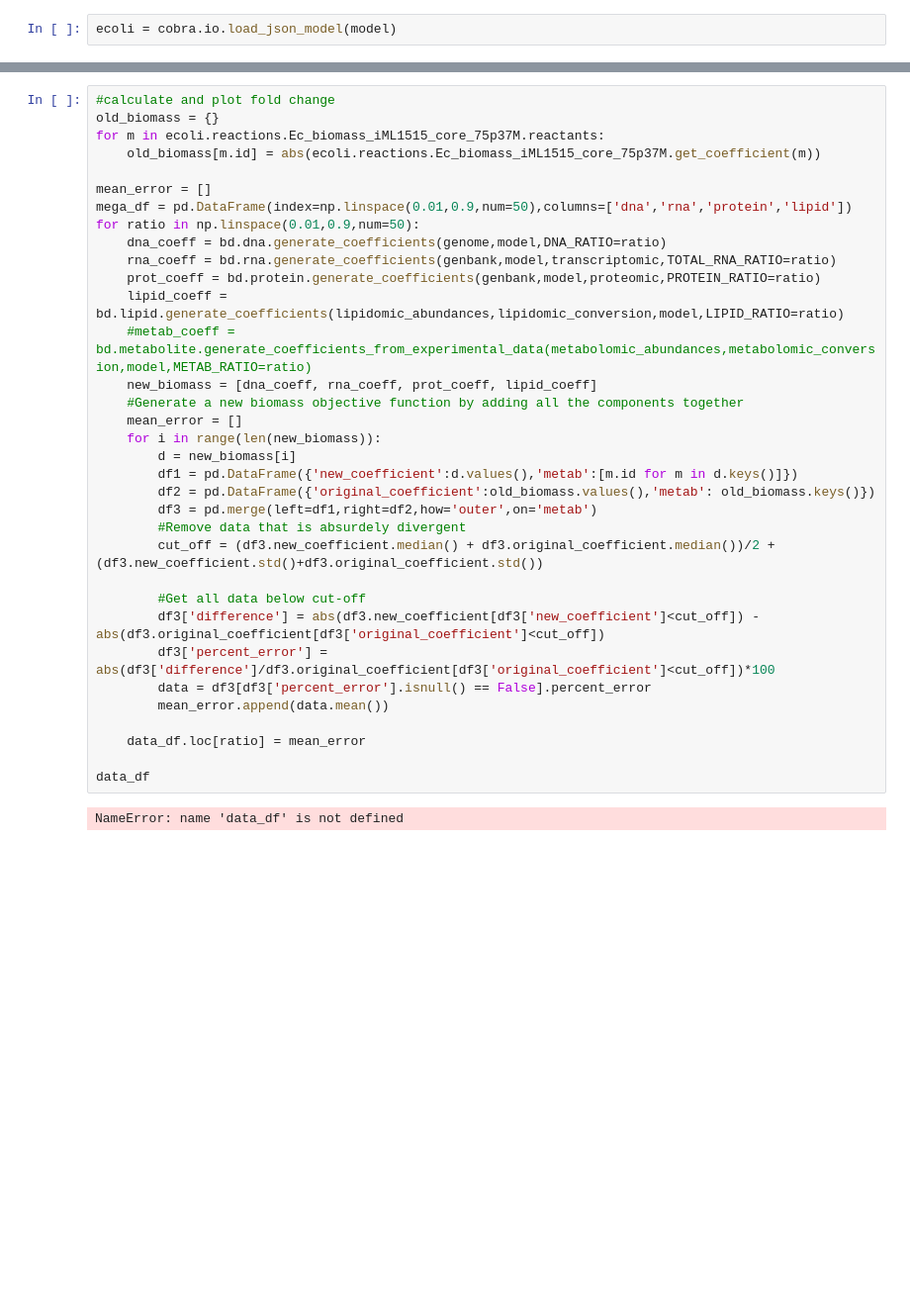
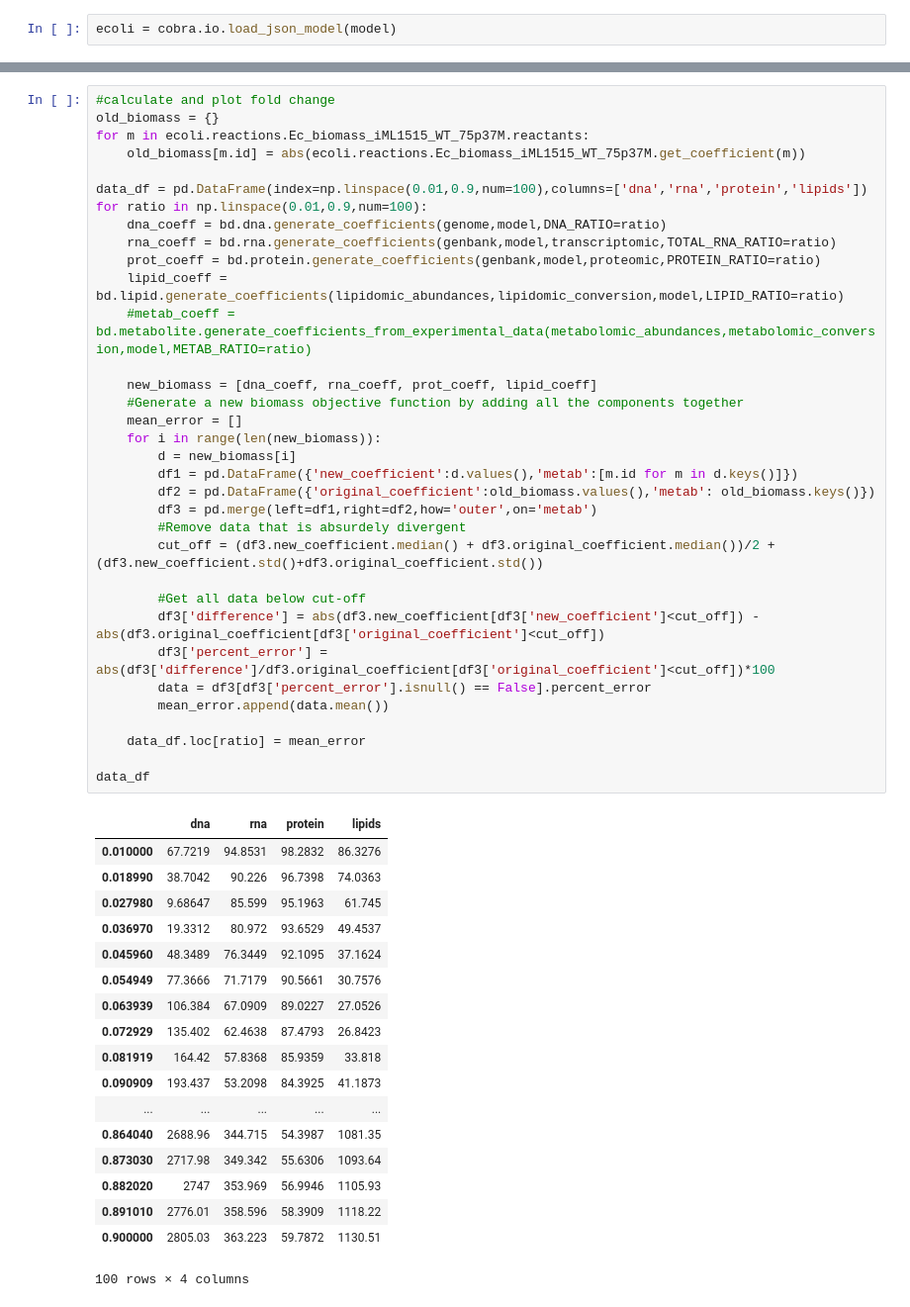
Before and after one commit to jclachance/BOFdat, a Jupyter notebook: Example_usage/Figures.ipynb, the cells around one changed output, grey strips where cells are left out. Shown at 99% size. Drawn from its saved outputs; the diff is of its cells as text; blank space fills up the shorter version.

```diff
--- a/Example_usage/Figures.ipynb
+++ b/Example_usage/Figures.ipynb
@@ -39,38 +60,55 @@ ecoli = cobra.io.load_json_model(model)
 # %%
 #calculate and plot fold change
 old_biomass = {}
-for m in ecoli.reactions.Ec_biomass_iML1515_core_75p37M.reactants:
-    old_biomass[m.id] = abs(ecoli.reactions.Ec_biomass_iML1515_core_75p37M.get_coefficient(m))
+for m in ecoli.reactions.Ec_biomass_iML1515_WT_75p37M.reactants:
+    old_biomass[m.id] = abs(ecoli.reactions.Ec_biomass_iML1515_WT_75p37M.get_coefficient(m))
 
-mean_error = []
-mega_df = pd.DataFrame(index=np.linspace(0.01,0.9,num=50),columns=['dna','rna','protein','lipid'])
-for ratio in np.linspace(0.01,0.9,num=50):
+data_df = pd.DataFrame(index=np.linspace(0.01,0.9,num=100),columns=['dna','rna','protein','lipids'])
+for ratio in np.linspace(0.01,0.9,num=100):
     dna_coeff = bd.dna.generate_coefficients(genome,model,DNA_RATIO=ratio)
     rna_coeff = bd.rna.generate_coefficients(genbank,model,transcriptomic,TOTAL_RNA_RATIO=ratio)
     prot_coeff = bd.protein.generate_coefficients(genbank,model,proteomic,PROTEIN_RATIO=ratio)
     lipid_coeff = bd.lipid.generate_coefficients(lipidomic_abundances,lipidomic_conversion,model,LIPID_RATIO=ratio)
     #metab_coeff = bd.metabolite.generate_coefficients_from_experimental_data(metabolomic_abundances,metabolomic_conversion,model,METAB_RATIO=ratio)
+
     new_biomass = [dna_coeff, rna_coeff, prot_coeff, lipid_coeff]
     #Generate a new biomass objective function by adding all the components together
     mean_error = []
     for i in range(len(new_biomass)):
         d = new_biomass[i]
         df1 = pd.DataFrame({'new_coefficient':d.values(),'metab':[m.id for m in d.keys()]})
         df2 = pd.DataFrame({'original_coefficient':old_biomass.values(),'metab': old_biomass.keys()})
         df3 = pd.merge(left=df1,right=df2,how='outer',on='metab')
         #Remove data that is absurdely divergent
         cut_off = (df3.new_coefficient.median() + df3.original_coefficient.median())/2 + (df3.new_coefficient.std()+df3.original_coefficient.std())
 
         #Get all data below cut-off
         df3['difference'] = abs(df3.new_coefficient[df3['new_coefficient']<cut_off]) - abs(df3.original_coefficient[df3['original_coefficient']<cut_off])
         df3['percent_error'] = abs(df3['difference']/df3.original_coefficient[df3['original_coefficient']<cut_off])*100
         data = df3[df3['percent_error'].isnull() == False].percent_error
         mean_error.append(data.mean())
 
     data_df.loc[ratio] = mean_error
 
 data_df
 # %% [output]
+|  | dna | rna | protein | lipids |
+| 0.010000 | 67.7219 | 94.8531 | 98.2832 | 86.3276 |
+| 0.018990 | 38.7042 | 90.226 | 96.7398 | 74.0363 |
+| 0.027980 | 9.68647 | 85.599 | 95.1963 | 61.745 |
+| 0.036970 | 19.3312 | 80.972 | 93.6529 | 49.4537 |
+| 0.045960 | 48.3489 | 76.3449 | 92.1095 | 37.1624 |
+| 0.054949 | 77.3666 | 71.7179 | 90.5661 | 30.7576 |
+| 0.063939 | 106.384 | 67.0909 | 89.0227 | 27.0526 |
+| 0.072929 | 135.402 | 62.4638 | 87.4793 | 26.8423 |
+| 0.081919 | 164.42 | 57.8368 | 85.9359 | 33.818 |
+| 0.090909 | 193.437 | 53.2098 | 84.3925 | 41.1873 |
+| ... | ... | ... | ... | ... |
+| 0.864040 | 2688.96 | 344.715 | 54.3987 | 1081.35 |
+| 0.873030 | 2717.98 | 349.342 | 55.6306 | 1093.64 |
+| 0.882020 | 2747 | 353.969 | 56.9946 | 1105.93 |
+| 0.891010 | 2776.01 | 358.596 | 58.3909 | 1118.22 |
+| 0.900000 | 2805.03 | 363.223 | 59.7872 | 1130.51 |
-NameError: name 'data_df' is not defined
+100 rows × 4 columns
 # %%
 #Plot
```
Also changed, not shown: parts of 27 cells of this notebook, 45 other files.
